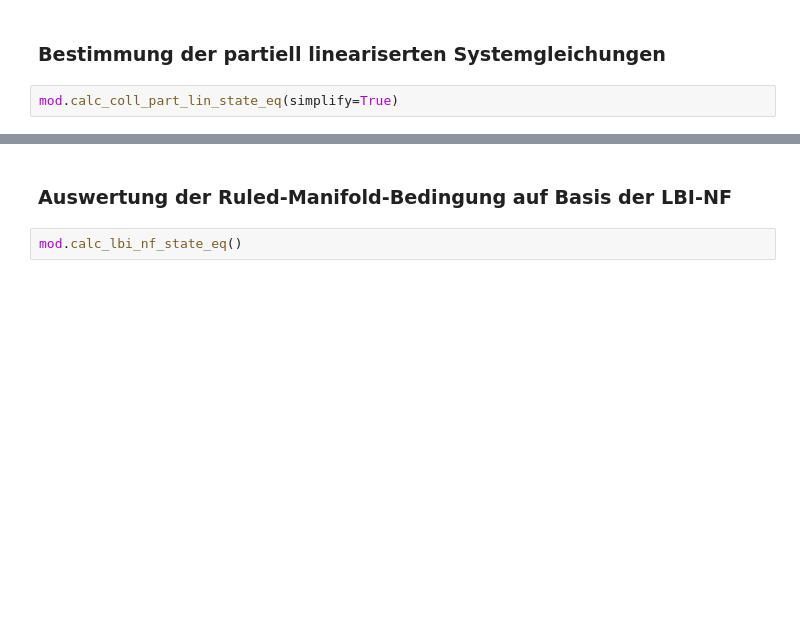
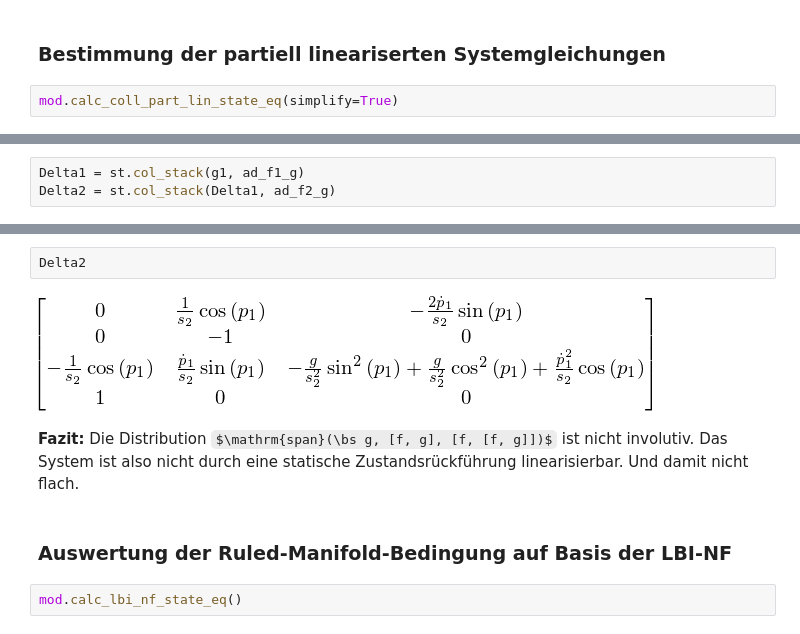
Before and after one commit to cknoll/beispiele, a Jupyter notebook: relevant/wagen_pendel_nichtflachheit.ipynb, the cells around one changed output, grey strips where cells are left out. Saved outputs shown, nothing was run; the diff lists cells and outputs as text; some formulas as TeX source; blank space fills up the shorter version.

```diff
--- a/relevant/mechanik_wagen_pendel_nichtflachheit.ipynb
+++ b/relevant/wagen_pendel_nichtflachheit.ipynb
@@ -128,0 +139,3 @@ g1 = st.col_split(G)
+# %%
+Delta1 = st.col_stack(g1, ad_f1_g)
+Delta2 = st.col_stack(Delta1, ad_f2_g)
@@ -129,3 +150,9 @@ g1 = st.col_split(G)
+# %%
+Delta2
+# %% [output]
+[figure, added]
+# %% [markdown]
+**Fazit:** Die Distribution $\mathrm{span}(\bs g, [f, g], [f, [f, g]])$ ist nicht involutiv. Das System ist also nicht durch eine statische Zustandsrückführung linearisierbar. Und damit nicht flach.
 # %% [markdown]
 ### Auswertung der Ruled-Manifold-Bedingung auf Basis der LBI-NF
 # %%
```
Also changed, not shown: parts of 10 cells of this notebook, 26 other files.
